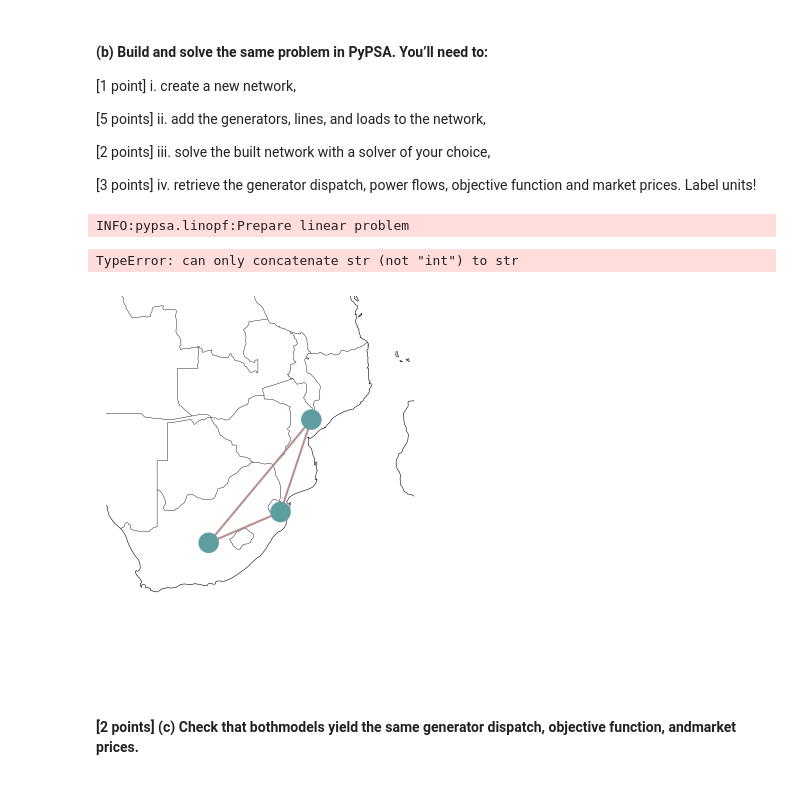
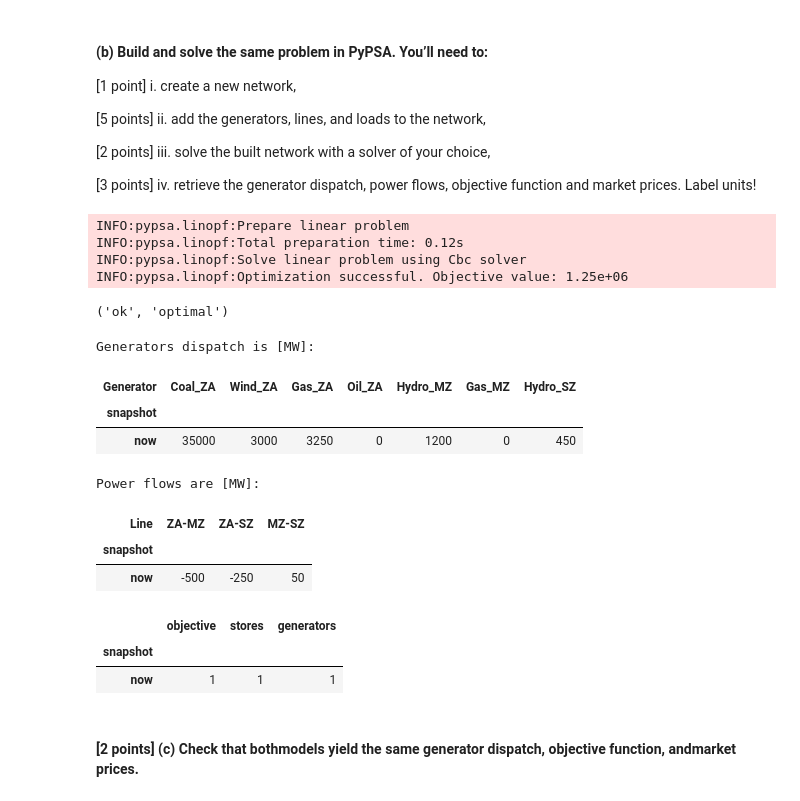
Before and after one commit to FelixMau/datascience_TU, a Jupyter notebook: 003_Asignment_03/Assignment_03_LNG Terminals & Electricity Markets_save.ipynb, the cells around one changed output. Cells and saved outputs as stored; diff of their text form; code cells hidden in the pictures.

```diff
--- a/003_Asignment_03/Assignment_03_LNG Terminals & Electricity Markets_save.ipynb
+++ b/003_Asignment_03/Assignment_03_LNG Terminals & Electricity Markets_save.ipynb
@@ -767,27 +785,57 @@ n = pypsa.Network()
 
 
 for i in params.keys():
-    n.add("Bus", i, x = params[i]["x"], y = params[i]["y"])
-    n.add("Load", name = str("Load"+i), bus = i, p_set=params[i]["demand"]["demand"])
+    n.add("Bus",
+          name = i,
+          #x = params[i]["x"],
+          #y = params[i]["y"]
+          )
+    n.add("Load",
+          name = str("Load"+i),
+          bus = i,
+          p_set=params[i]["demand"]["demand"])
     for carrier in params[i]["capacity"].keys():
         # Luckily since we only take look at one timestep we don't have to differentiate between volatile generation and "capacity" regualted Generators
         n.add("Generator",
                 name = str(carrier)+"_"+str(i),
-                bus = str(i),
+                bus = i,
                 p_nom = params[i]["capacity"][carrier],
                 marginal_cost = params[i]["cost"][carrier],
 
                 # control = "PV",
               )
-n.add("Line", bus0 = "ZA", bus1 = "MZ", name="ZA_MZ", s_nom = ZA_MZ)
-n.add("Line", bus0 = "ZA", bus1 = "SZ", name="ZA_SZ", s_nom = ZA_SZ)
-n.add("Line", bus0 = "MZ", bus1 = "SZ", name="MZ_SZ", s_nom = MZ_SZ)
-n.plot(bus_sizes=1, margin=1)
+n.add("Line", bus0 = "ZA", bus1 = "MZ", name="ZA-MZ", s_nom = ZA_MZ, x = 1e-100)
+n.add("Line", bus0 = "ZA", bus1 = "SZ", name="ZA-SZ", s_nom = ZA_SZ, x = 1e-100)
+n.add("Line", bus0 = "MZ", bus1 = "SZ", name="MZ-SZ", s_nom = MZ_SZ, x = 1e-100)
 
 n.lopf(solver_name = "cbc")
 # %% [output]
 INFO:pypsa.linopf:Prepare linear problem
+INFO:pypsa.linopf:Total preparation time: 0.12s
+INFO:pypsa.linopf:Solve linear problem using Cbc solver
+INFO:pypsa.linopf:Optimization successful. Objective value: 1.25e+06
-TypeError: can only concatenate str (not "int") to str
+('ok', 'optimal')
-[figure, removed]
+# %%
+print("Generators dispatch is [MW]: ")
+n.generators_t.p
+# %% [output]
+Generators dispatch is [MW]:
+| Generator | Coal_ZA | Wind_ZA | Gas_ZA | Oil_ZA | Hydro_MZ | Gas_MZ | Hydro_SZ |
+| snapshot |  |  |  |  |  |  |  |
+| now | 35000 | 3000 | 3250 | 0 | 1200 | 0 | 450 |
+# %%
+print("Power flows are [MW]: ")
+n.lines_t.p0
+# %% [output]
+Power flows are [MW]:
+| Line | ZA-MZ | ZA-SZ | MZ-SZ |
+| snapshot |  |  |  |
+| now | -500 | -250 | 50 |
+# %%
+n.snapshot_weightings
+# %% [output]
+|  | objective | stores | generators |
+| snapshot |  |  |  |
+| now | 1 | 1 | 1 |
 # %% [markdown]
 #### [2 points] (c) Check that bothmodels yield the same generator dispatch, objective function, andmarket prices.
```
Also changed, not shown: parts of 4 cells of this notebook.
